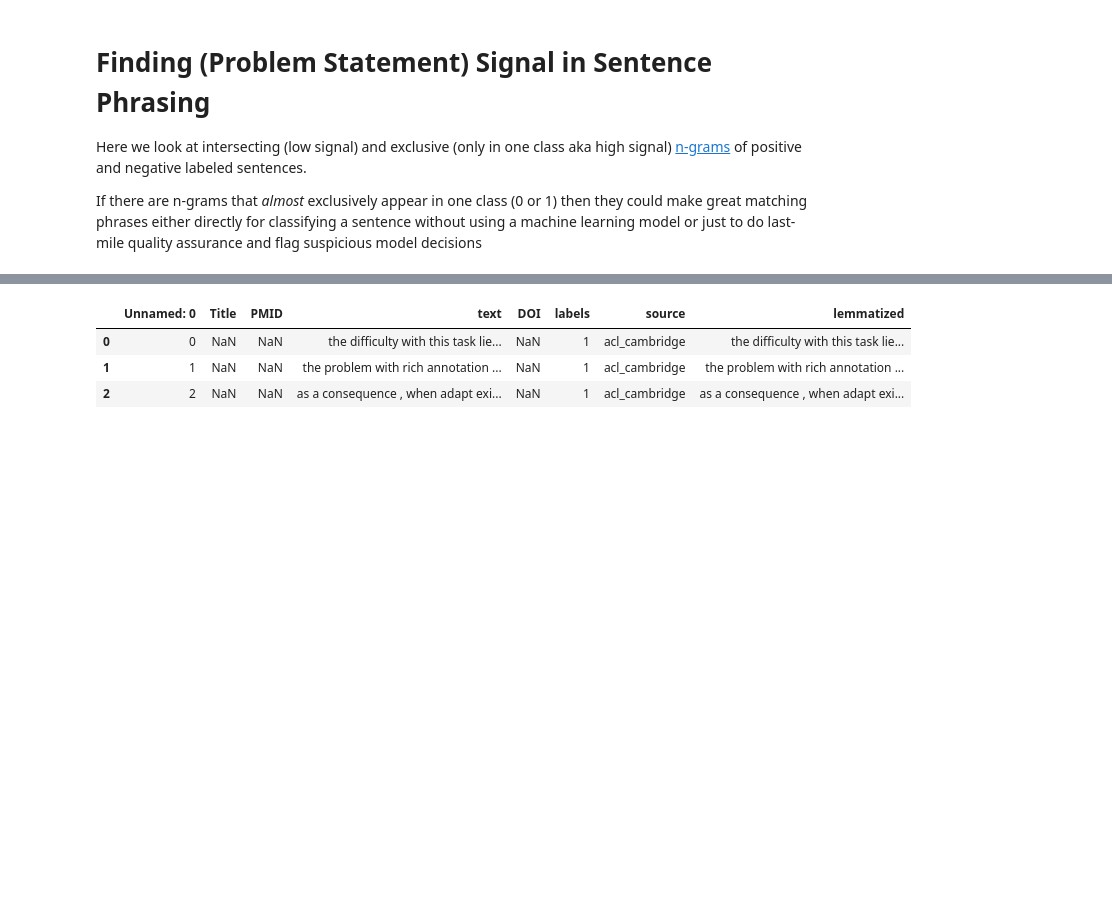
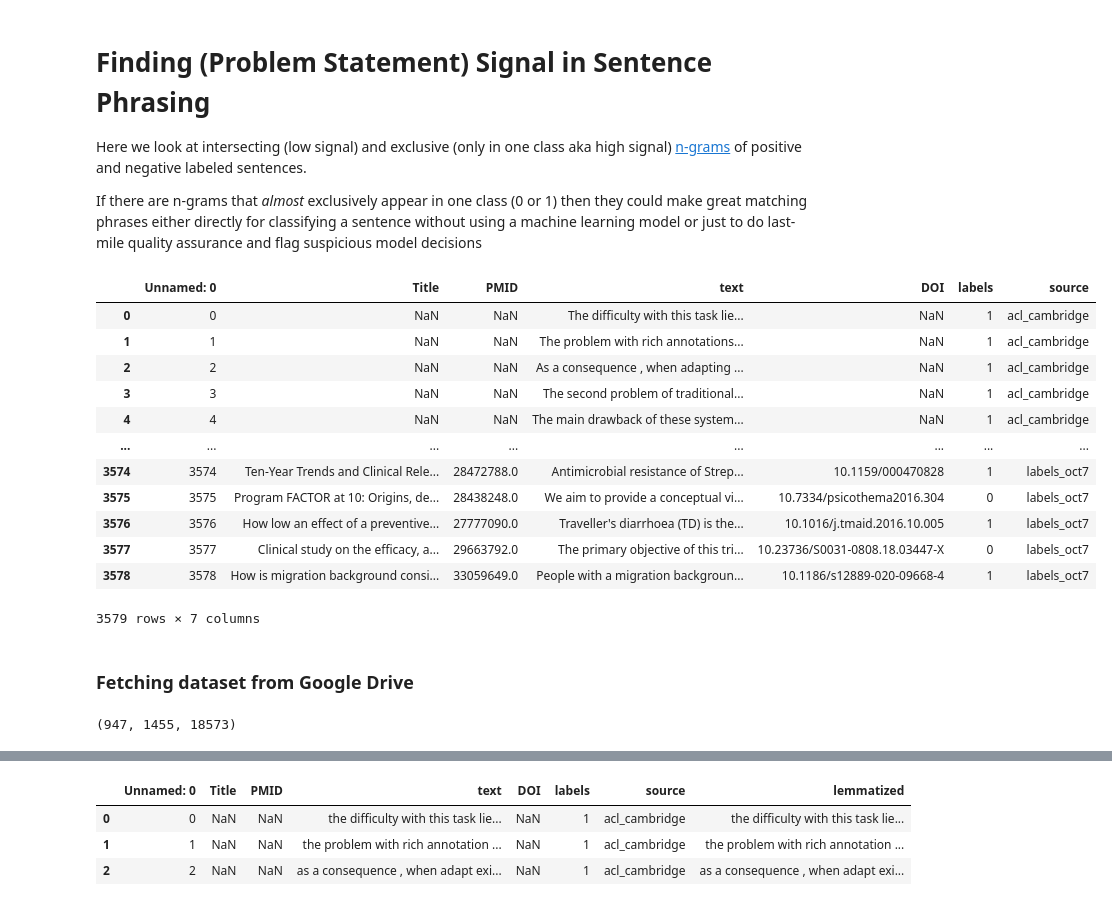
Before and after one commit to ScienceOctopus/octoflow, a Jupyter notebook: 02_text_patterns.ipynb, the cells around one changed output, grey strips where cells are left out. Drawn from its saved outputs; the diff is of its cells as text; code cells hidden in the pictures; blank space fills up the shorter version.

```diff
--- a/02_text_patterns.ipynb
+++ b/02_text_patterns.ipynb
@@ -9,3 +9,21 @@ If there are n-grams that *almost* exclusively appear in one class (0 or 1) then
 # %%
 import pandas as pd
 df = pd.read_csv("datasets/problem_statements.csv")
+# %%
+df
+# %% [output]
+|  | Unnamed: 0 | Title | PMID | text | DOI | labels | source |
+| 0 | 0 | NaN | NaN | The difficulty with this task lie... | NaN | 1 | acl_cambridge |
+| 1 | 1 | NaN | NaN | The problem with rich annotations... | NaN | 1 | acl_cambridge |
+| 2 | 2 | NaN | NaN | As a consequence , when adapting ... | NaN | 1 | acl_cambridge |
+| 3 | 3 | NaN | NaN | The second problem of traditional... | NaN | 1 | acl_cambridge |
+| 4 | 4 | NaN | NaN | The main drawback of these system... | NaN | 1 | acl_cambridge |
+| ... | ... | ... | ... | ... | ... | ... | ... |
+| 3574 | 3574 | Ten-Year Trends and Clinical Rele... | 28472788.0 | Antimicrobial resistance of Strep... | 10.1159/000470828 | 1 | labels_oct7 |
+| 3575 | 3575 | Program FACTOR at 10: Origins, de... | 28438248.0 | We aim to provide a conceptual vi... | 10.7334/psicothema2016.304 | 0 | labels_oct7 |
+| 3576 | 3576 | How low an effect of a preventive... | 27777090.0 | Traveller's diarrhoea (TD) is the... | 10.1016/j.tmaid.2016.10.005 | 1 | labels_oct7 |
+| 3577 | 3577 | Clinical study on the efficacy, a... | 29663792.0 | The primary objective of this tri... | 10.23736/S0031-0808.18.03447-X | 0 | labels_oct7 |
+| 3578 | 3578 | How is migration background consi... | 33059649.0 | People with a migration backgroun... | 10.1186/s12889-020-09668-4 | 1 | labels_oct7 |
+3579 rows × 7 columns
+# %% [markdown]
+### Fetching dataset from Google Drive
@@ -11,0 +39,4 @@ df = pd.read_csv("datasets/problem_statements.csv")
+# %%
+len(df1), len(df2), len(df3)
+# %% [output]
+(947, 1455, 18573)
```
Also changed, not shown: parts of 24 cells of this notebook, 1 other file.
